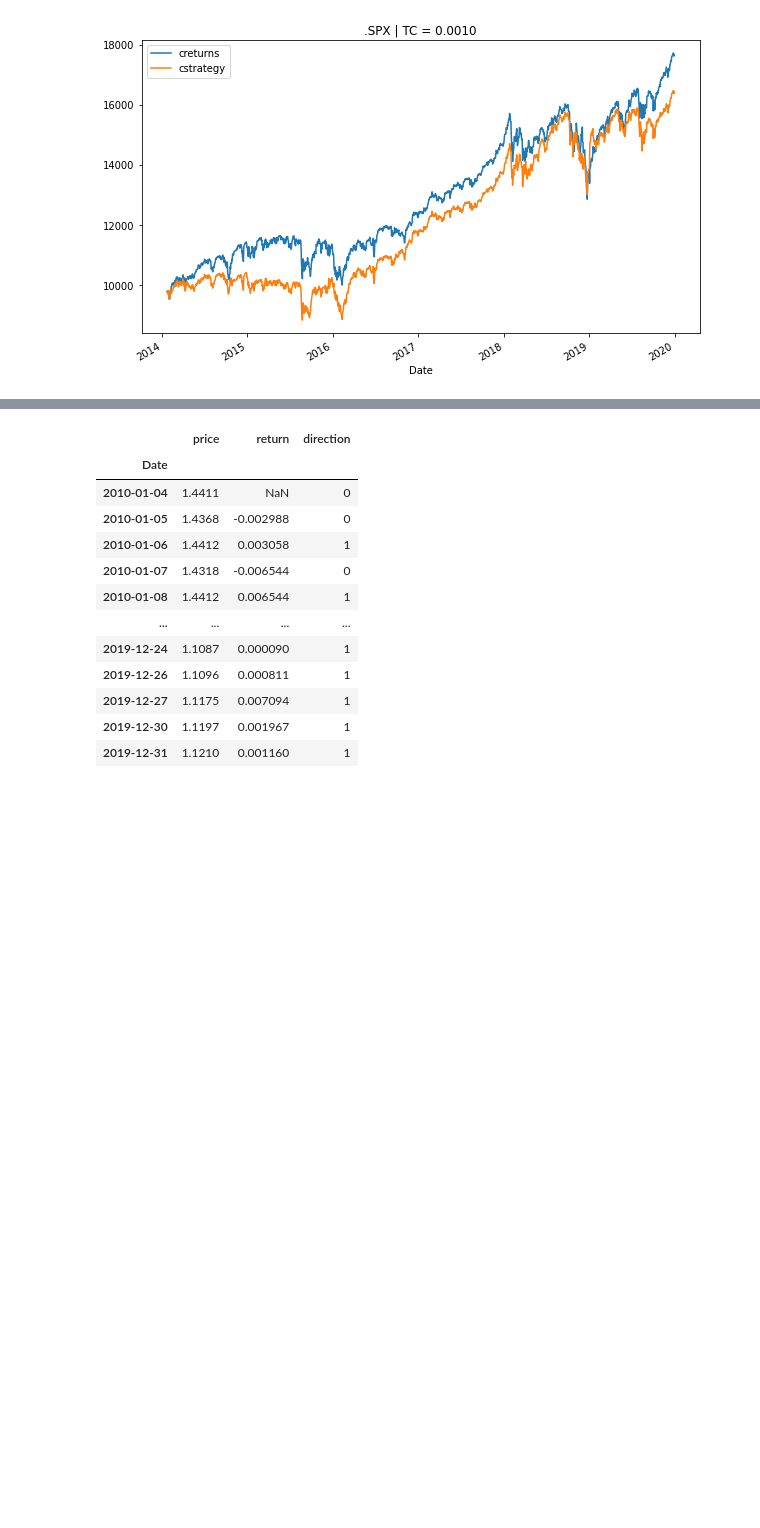
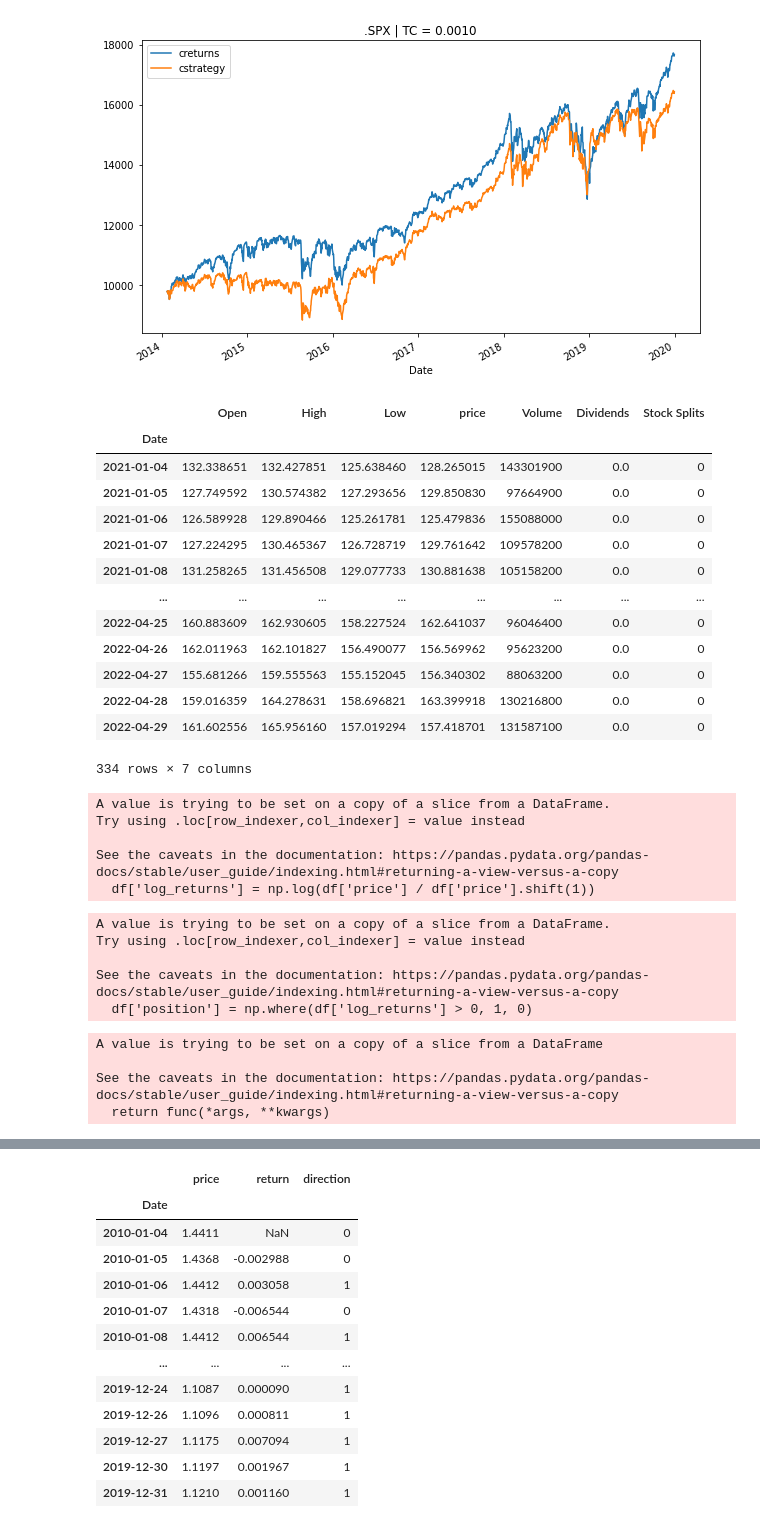
Before and after one commit to Causb1A/pyalgo, a Jupyter notebook: sandbox-algo-trading.ipynb, the cells around one changed output, grey strips where cells are left out. Cells and saved outputs as stored; diff of their text form; code cells hidden in the pictures; blank space fills up the shorter version.

```diff
--- a/sandbox-algo-trading.ipynb
+++ b/sandbox-algo-trading.ipynb
@@ -172,0 +179,30 @@ symbol = 'EUR='
+# %%
+import yfinance as yf
+
+#define the ticker symbol
+tickerSymbol = 'AAPL'
+
+#get data on this ticker
+tickerData = yf.Ticker(tickerSymbol)
+
+#get the historical prices for this ticker
+data = tickerData.history(period='1d', start='2021-1-1', end='2022-5-1')
+# %%
+data.rename(columns={'Close': 'price'}, inplace=True)
+# %%
+data
+# %% [output]
+|  | Open | High | Low | price | Volume | Dividends | Stock Splits |
+| Date |  |  |  |  |  |  |  |
+| 2021-01-04 | 132.338651 | 132.427851 | 125.638460 | 128.265015 | 143301900 | 0.0 | 0 |
+| 2021-01-05 | 127.749592 | 130.574382 | 127.293656 | 129.850830 | 97664900 | 0.0 | 0 |
+| 2021-01-06 | 126.589928 | 129.890466 | 125.261781 | 125.479836 | 155088000 | 0.0 | 0 |
+| 2021-01-07 | 127.224295 | 130.465367 | 126.728719 | 129.761642 | 109578200 | 0.0 | 0 |
+| 2021-01-08 | 131.258265 | 131.456508 | 129.077733 | 130.881638 | 105158200 | 0.0 | 0 |
+| ... | ... | ... | ... | ... | ... | ... | ... |
+| 2022-04-25 | 160.883609 | 162.930605 | 158.227524 | 162.641037 | 96046400 | 0.0 | 0 |
+| 2022-04-26 | 162.011963 | 162.101827 | 156.490077 | 156.569962 | 95623200 | 0.0 | 0 |
+| 2022-04-27 | 155.681266 | 159.555563 | 155.152045 | 156.340302 | 88063200 | 0.0 | 0 |
+| 2022-04-28 | 159.016359 | 164.278631 | 158.696821 | 163.399918 | 130216800 | 0.0 | 0 |
+| 2022-04-29 | 161.602556 | 165.956160 | 157.019294 | 157.418701 | 131587100 | 0.0 | 0 |
+334 rows × 7 columns
@@ -172,0 +211,30 @@ symbol = 'EUR='
+# %%
+df['log_returns'] = np.log(df['price'] / df['price'].shift(1))
+# %% [output]
+A value is trying to be set on a copy of a slice from a DataFrame.
+Try using .loc[row_indexer,col_indexer] = value instead
+
+See the caveats in the documentation: https://pandas.pydata.org/pandas-docs/stable/user_guide/indexing.html#returning-a-view-versus-a-copy
+  df['log_returns'] = np.log(df['price'] / df['price'].shift(1))
+# %%
+# Defining direction of the stock, this will be your training feature. If greater than zero then the returns went up, and otherwise down
+df['position'] = np.where(df['log_returns'] > 0, 1, 0)
+# %% [output]
+A value is trying to be set on a copy of a slice from a DataFrame.
+Try using .loc[row_indexer,col_indexer] = value instead
+
+See the caveats in the documentation: https://pandas.pydata.org/pandas-docs/stable/user_guide/indexing.html#returning-a-view-versus-a-copy
+  df['position'] = np.where(df['log_returns'] > 0, 1, 0)
+# %%
+def lag_column_creator(df, num_lags):
+    for lag_num in range(1, num_lags + 1):
+        data[f'lags_{lag_num}'] = df['log_returns'].shift(lag_num)
+        df.dropna(inplace=True)
+    return df
+
+df = lag_column_creator(df, 5)
+# %% [output]
+A value is trying to be set on a copy of a slice from a DataFrame
+
+See the caveats in the documentation: https://pandas.pydata.org/pandas-docs/stable/user_guide/indexing.html#returning-a-view-versus-a-copy
+  return func(*args, **kwargs)
```
Also changed, not shown: parts of 11 cells of this notebook, 1 other file.
